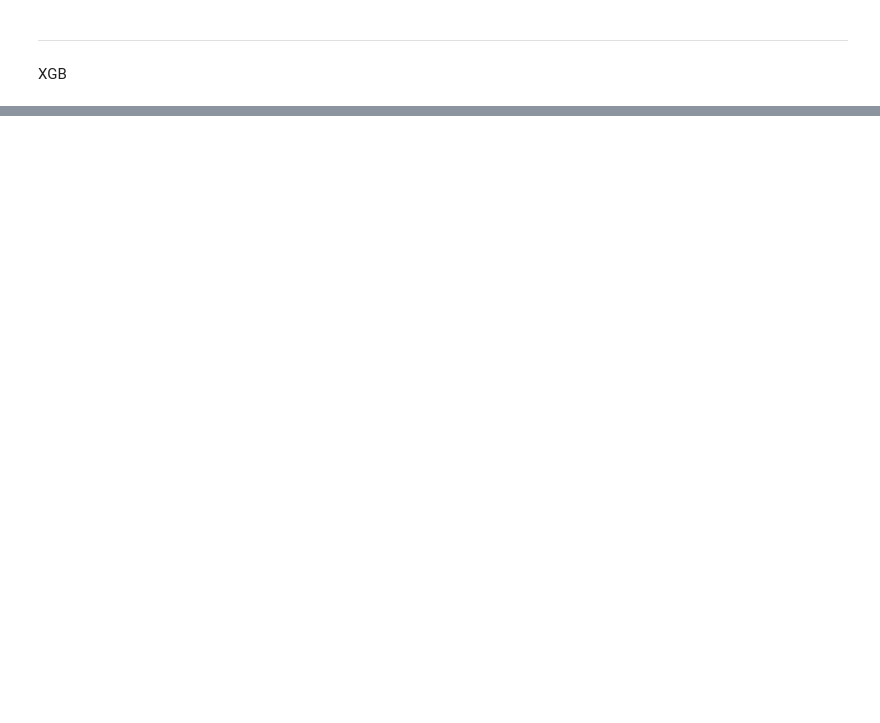
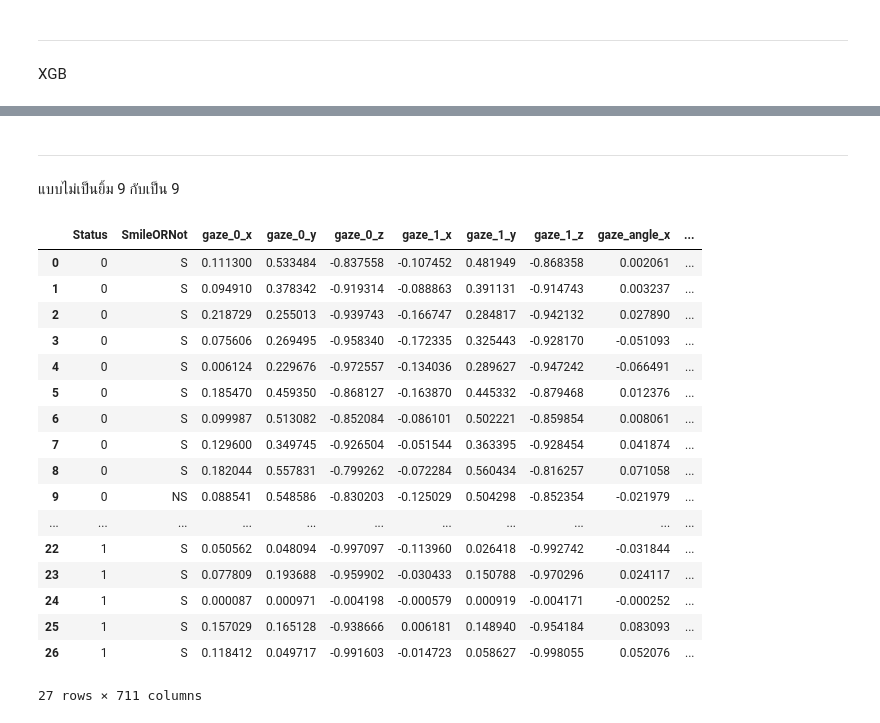
Before and after one commit to sitthatkaja/ThesisM.Sc., a Jupyter notebook: Dataset_MeanVector.ipynb, the cells around one changed output, grey strips where cells are left out. Drawn from its saved outputs; the diff is of its cells as text; code cells hidden in the pictures; blank space fills up the shorter version.

```diff
--- a/Dataset_MeanVector.ipynb
+++ b/Dataset_MeanVector.ipynb
@@ -514,0 +475,26 @@ Sample 17: Predicted = 1, Actual = 1
+# %% [markdown]
+---
+# %% [markdown]
+แบบไม่เป็นยิ้ม 9 กับเป็น 9
+# %%
+full = pd.concat([status,result], axis=1)
+full
+# %% [output]
+|  | Status | SmileORNot | gaze_0_x | gaze_0_y | gaze_0_z | gaze_1_x | gaze_1_y | gaze_1_z | gaze_angle_x | ... |
+| 0 | 0 | S | 0.111300 | 0.533484 | -0.837558 | -0.107452 | 0.481949 | -0.868358 | 0.002061 | ... |
+| 1 | 0 | S | 0.094910 | 0.378342 | -0.919314 | -0.088863 | 0.391131 | -0.914743 | 0.003237 | ... |
+| 2 | 0 | S | 0.218729 | 0.255013 | -0.939743 | -0.166747 | 0.284817 | -0.942132 | 0.027890 | ... |
+| 3 | 0 | S | 0.075606 | 0.269495 | -0.958340 | -0.172335 | 0.325443 | -0.928170 | -0.051093 | ... |
+| 4 | 0 | S | 0.006124 | 0.229676 | -0.972557 | -0.134036 | 0.289627 | -0.947242 | -0.066491 | ... |
+| 5 | 0 | S | 0.185470 | 0.459350 | -0.868127 | -0.163870 | 0.445332 | -0.879468 | 0.012376 | ... |
+| 6 | 0 | S | 0.099987 | 0.513082 | -0.852084 | -0.086101 | 0.502221 | -0.859854 | 0.008061 | ... |
+| 7 | 0 | S | 0.129600 | 0.349745 | -0.926504 | -0.051544 | 0.363395 | -0.928454 | 0.041874 | ... |
+| 8 | 0 | S | 0.182044 | 0.557831 | -0.799262 | -0.072284 | 0.560434 | -0.816257 | 0.071058 | ... |
+| 9 | 0 | NS | 0.088541 | 0.548586 | -0.830203 | -0.125029 | 0.504298 | -0.852354 | -0.021979 | ... |
+| ... | ... | ... | ... | ... | ... | ... | ... | ... | ... | ... |
+| 22 | 1 | S | 0.050562 | 0.048094 | -0.997097 | -0.113960 | 0.026418 | -0.992742 | -0.031844 | ... |
+| 23 | 1 | S | 0.077809 | 0.193688 | -0.959902 | -0.030433 | 0.150788 | -0.970296 | 0.024117 | ... |
+| 24 | 1 | S | 0.000087 | 0.000971 | -0.004198 | -0.000579 | 0.000919 | -0.004171 | -0.000252 | ... |
+| 25 | 1 | S | 0.157029 | 0.165128 | -0.938666 | 0.006181 | 0.148940 | -0.954184 | 0.083093 | ... |
+| 26 | 1 | S | 0.118412 | 0.049717 | -0.991603 | -0.014723 | 0.058627 | -0.998055 | 0.052076 | ... |
+27 rows × 711 columns
```
Also changed, not shown: parts of 50 cells of this notebook.
